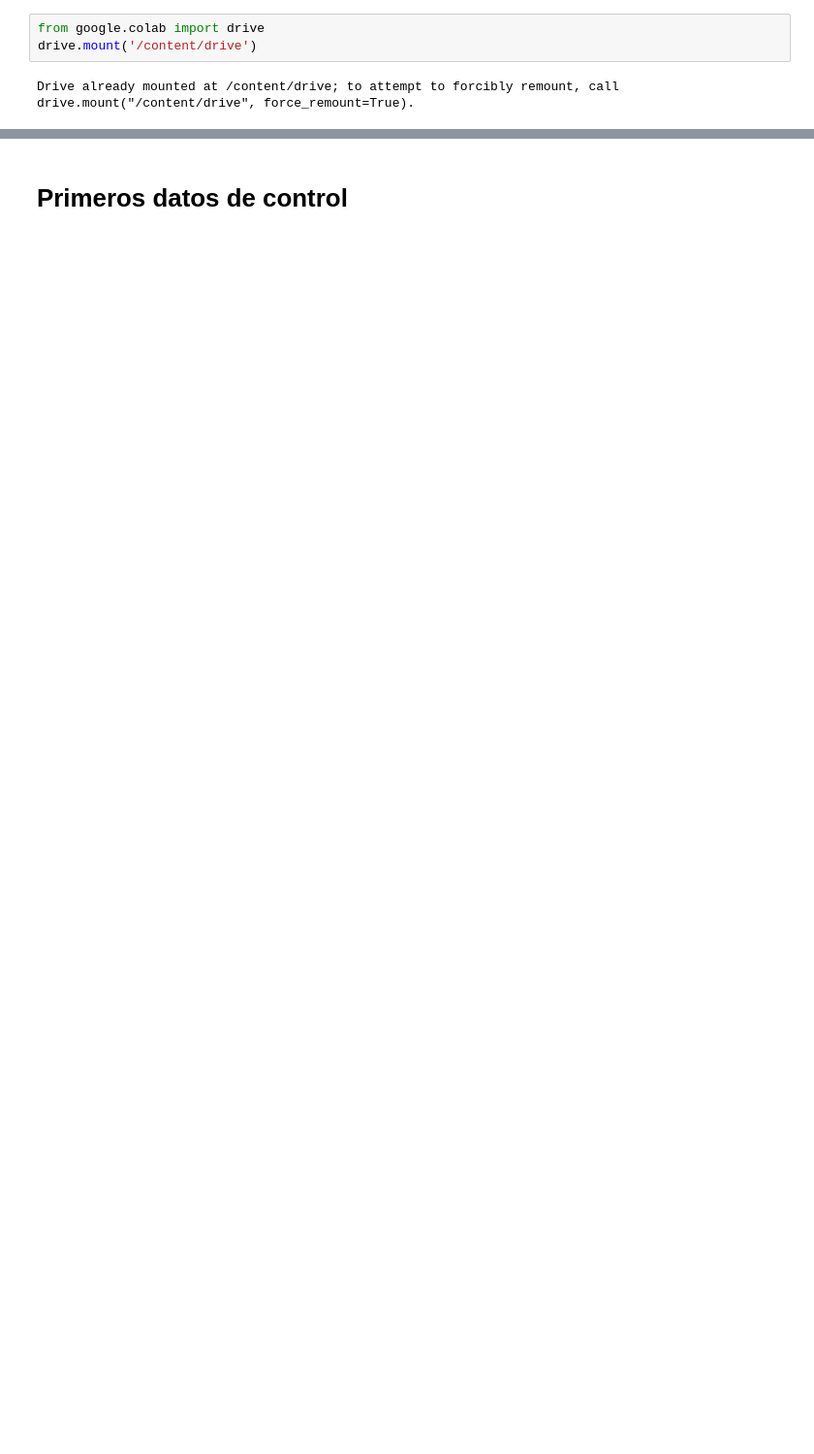
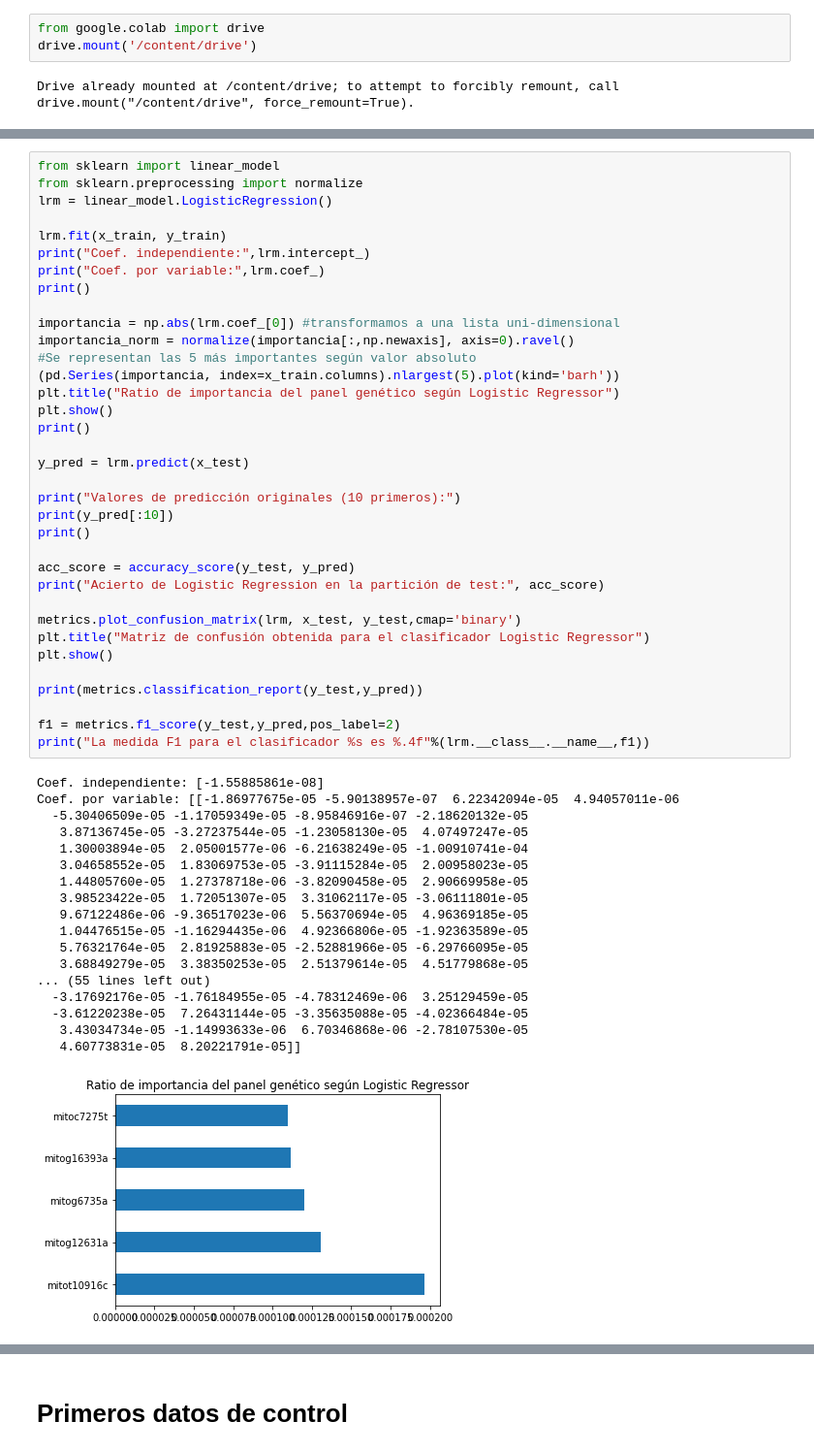
Before and after one commit to victory06/TFG, a Jupyter notebook: Second.ipynb, the cells around one changed output, grey strips where cells are left out. Shown at 97% size. Cells and saved outputs as stored; diff of their text form; blank space fills up the shorter version.

```diff
--- a/Second.ipynb
+++ b/Second.ipynb
@@ -128,0 +166,54 @@ def f_importances(coef, names):
+# %%
+from sklearn import linear_model
+from sklearn.preprocessing import normalize
+lrm = linear_model.LogisticRegression()
+
+lrm.fit(x_train, y_train)
+print("Coef. independiente:",lrm.intercept_)
+print("Coef. por variable:",lrm.coef_)
+print()
+
+importancia = np.abs(lrm.coef_[0]) #transformamos a una lista uni-dimensional
+importancia_norm = normalize(importancia[:,np.newaxis], axis=0).ravel()
+#Se representan las 5 más importantes según valor absoluto
+(pd.Series(importancia, index=x_train.columns).nlargest(5).plot(kind='barh'))
+plt.title("Ratio de importancia del panel genético según Logistic Regressor")
+plt.show()
+print()
+
+y_pred = lrm.predict(x_test)
+
+print("Valores de predicción originales (10 primeros):")
+print(y_pred[:10])
+print()
+
+acc_score = accuracy_score(y_test, y_pred)
+print("Acierto de Logistic Regression en la partición de test:", acc_score)
+
+metrics.plot_confusion_matrix(lrm, x_test, y_test,cmap='binary')
+plt.title("Matriz de confusión obtenida para el clasificador Logistic Regressor")
+plt.show()
+
+print(metrics.classification_report(y_test,y_pred))
+
+f1 = metrics.f1_score(y_test,y_pred,pos_label=2)
+print("La medida F1 para el clasificador %s es %.4f"%(lrm.__class__.__name__,f1))
+# %% [output]
+Coef. independiente: [-1.55885861e-08]
+Coef. por variable: [[-1.86977675e-05 -5.90138957e-07  6.22342094e-05  4.94057011e-06
+  -5.30406509e-05 -1.17059349e-05 -8.95846916e-07 -2.18620132e-05
+   3.87136745e-05 -3.27237544e-05 -1.23058130e-05  4.07497247e-05
+   1.30003894e-05  2.05001577e-06 -6.21638249e-05 -1.00910741e-04
+   3.04658552e-05  1.83069753e-05 -3.91115284e-05  2.00958023e-05
+   1.44805760e-05  1.27378718e-06 -3.82090458e-05  2.90669958e-05
+   3.98523422e-05  1.72051307e-05  3.31062117e-05 -3.06111801e-05
+   9.67122486e-06 -9.36517023e-06  5.56370694e-05  4.96369185e-05
+   1.04476515e-05 -1.16294435e-06  4.92366806e-05 -1.92363589e-05
+   5.76321764e-05  2.81925883e-05 -2.52881966e-05 -6.29766095e-05
+   3.68849279e-05  3.38350253e-05  2.51379614e-05  4.51779868e-05
+... (55 lines left out)
+  -3.17692176e-05 -1.76184955e-05 -4.78312469e-06  3.25129459e-05
+  -3.61220238e-05  7.26431144e-05 -3.35635088e-05 -4.02366484e-05
+   3.43034734e-05 -1.14993633e-06  6.70346868e-06 -2.78107530e-05
+   4.60773831e-05  8.20221791e-05]]
+[figure, added]
```
Also changed, not shown: parts of 50 cells of this notebook.
